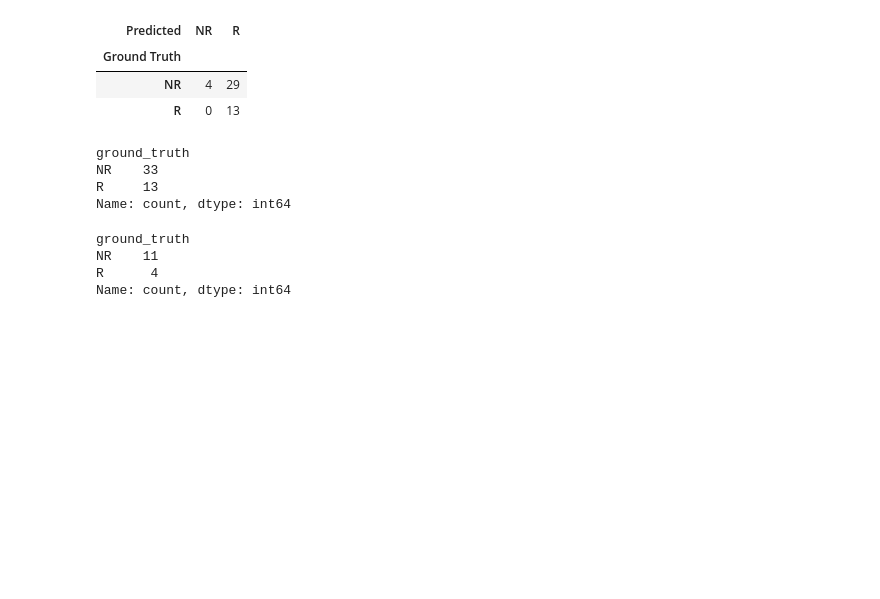
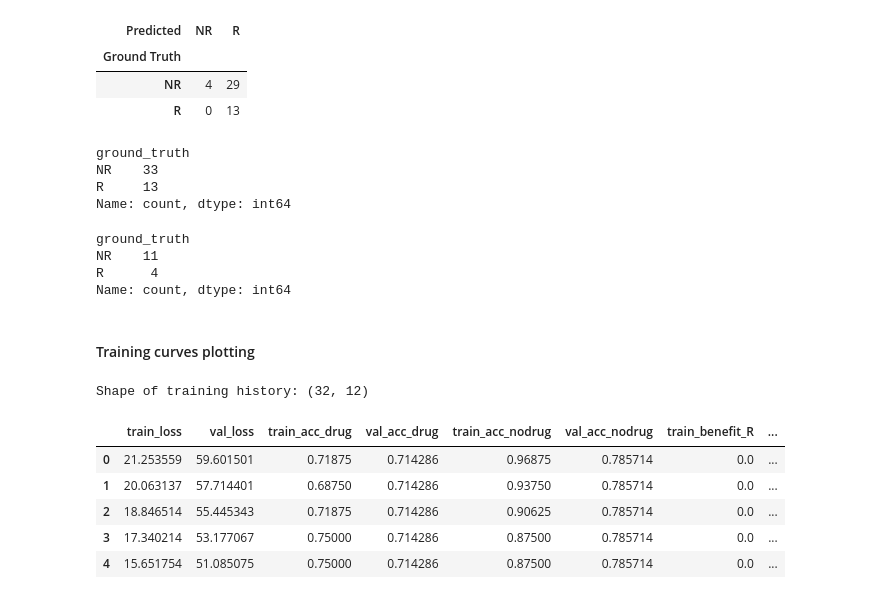
Before and after one commit to james-bole-pan/cancer-immune-simulations, a Jupyter notebook: data_preprocessing_notebooks/notebook_preprocessing_nature_immunology.ipynb, the cells around one changed output. Saved outputs shown, nothing was run; the diff lists cells and outputs as text; code cells hidden in the pictures; blank space fills up the shorter version.

```diff
--- a/data_preprocessing_notebooks/notebook_preprocessing_nature_immunology.ipynb
+++ b/data_preprocessing_notebooks/notebook_preprocessing_nature_immunology.ipynb
@@ -416,3 +416,18 @@ ground_truth
 NR    11
 R      4
 Name: count, dtype: int64
+# %% [markdown]
+#### Training curves plotting
+# %%
+history = "/Users/jamesbolepan/Documents/cancer-immune-simulations/final_report_drug_modeling_counterfactual_minpath/training_history.csv"
+df_history = pd.read_csv(history)
+print(f"Shape of training history: {df_history.shape}")
+df_history.head()
+# %% [output]
+Shape of training history: (32, 12)
+|  | train_loss | val_loss | train_acc_drug | val_acc_drug | train_acc_nodrug | val_acc_nodrug | train_benefit_R | ... |
+| 0 | 21.253559 | 59.601501 | 0.71875 | 0.714286 | 0.96875 | 0.785714 | 0.0 | ... |
+| 1 | 20.063137 | 57.714401 | 0.68750 | 0.714286 | 0.93750 | 0.785714 | 0.0 | ... |
+| 2 | 18.846514 | 55.445343 | 0.71875 | 0.714286 | 0.90625 | 0.785714 | 0.0 | ... |
+| 3 | 17.340214 | 53.177067 | 0.75000 | 0.714286 | 0.87500 | 0.785714 | 0.0 | ... |
+| 4 | 15.651754 | 51.085075 | 0.75000 | 0.714286 | 0.87500 | 0.785714 | 0.0 | ... |
```
Also changed, not shown: parts of 1 cell of this notebook, 2 other files.
